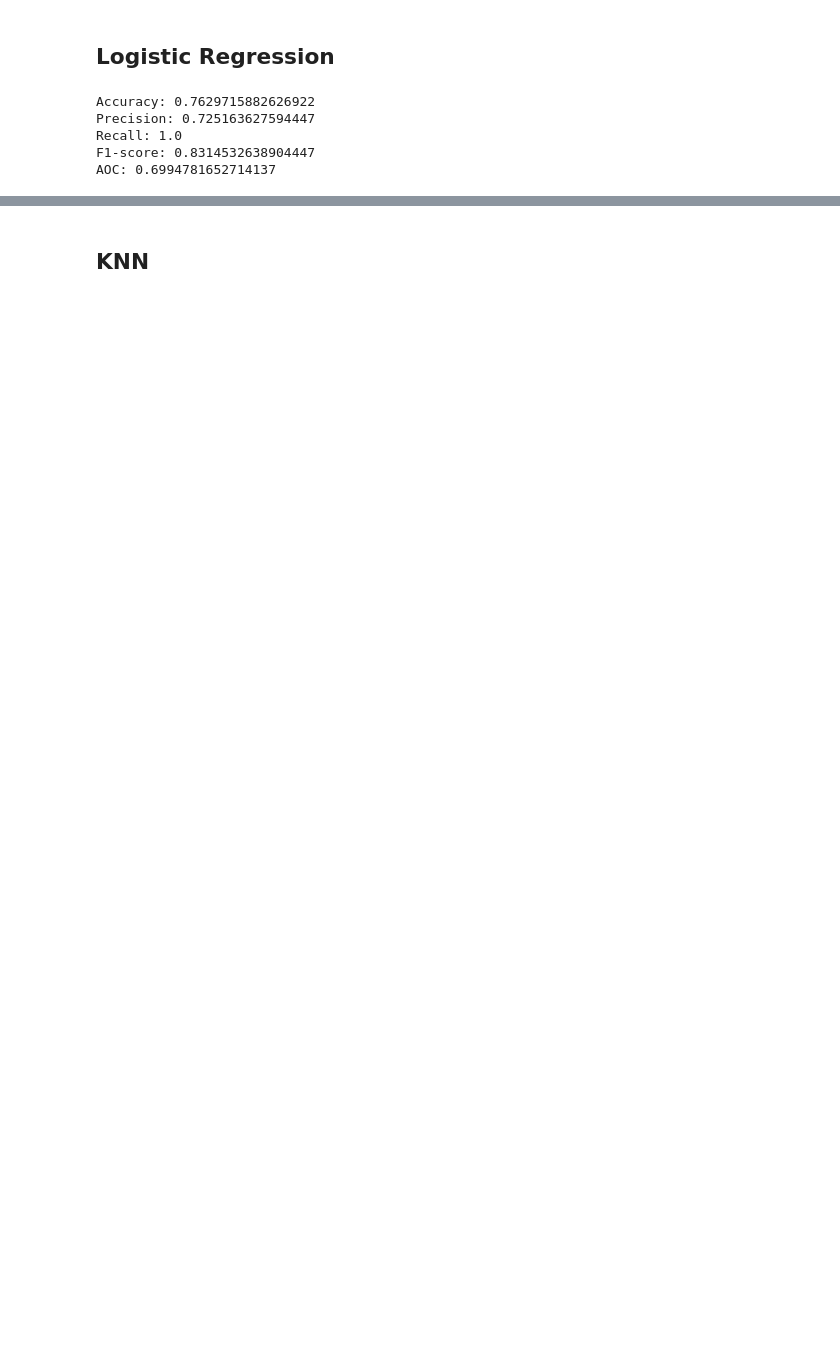
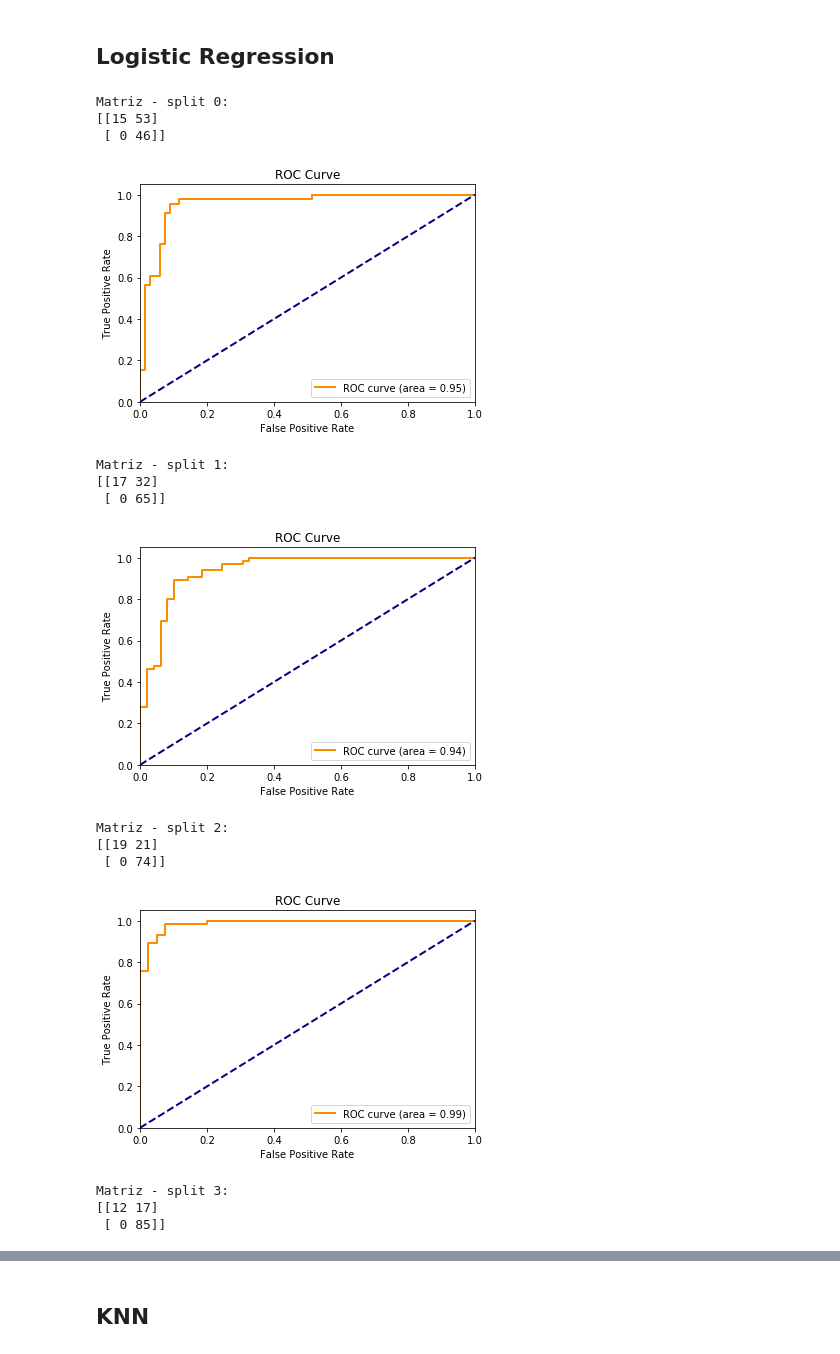
Before and after one commit to Eudalio/Aprendizado-de-Maquina, a Jupyter notebook: Exercicio_07/Lista 07.ipynb, the cells around one changed output, grey strips where cells are left out. Saved outputs shown, nothing was run; the diff lists cells and outputs as text; code cells hidden in the pictures; blank space fills up the shorter version.

```diff
--- a/Exercicio_07/Lista 07.ipynb
+++ b/Exercicio_07/Lista 07.ipynb
@@ -28,7 +30,7 @@ kf = KFold(n_splits=5)
 # %% [markdown]
 ## Aplicando Standadization no dados
 # %%
-X = transform.standardization(X)
+X = preprocessing.scale(X)
 # %% [markdown]
 ## Gradient Descent
 # %%
@@ -134,37 +138,68 @@ kf2.get_n_splits(XC)
+# %%
+def gerar_curva_roc(y_test, X_test, algoritmo):
+    fpr, tpr, _ = metrics.roc_curve(y_test, algoritmo.predict_proba(X_test)[:,1])
+    roc = metrics.auc(fpr, tpr)
+    plt.figure()
+    plt.plot(fpr, tpr, color='darkorange',
+    lw=2, label='ROC curve (area = %0.2f)' % roc)
+    plt.plot([0, 1], [0, 1], color='navy', lw=2, linestyle='--')
+    plt.xlim([0.0, 1.0])
+    plt.ylim([0.0, 1.05])
+    plt.xlabel('False Positive Rate')
+    plt.ylabel('True Positive Rate')
+    plt.title('ROC Curve')
+    plt.legend(loc="lower right")
+    plt.show()
 # %% [markdown]
 ## Logistic Regression
 # %%
 # Metricas consideradas neste exercício
 accuracy = np.empty((1,0))
 precision = np.empty((1,0))
 recall = np.empty((1,0))
 f1_scr = np.empty((1,0))
 aoc = np.empty((1,0))
 
 # lr = LogisticRegression
 lr = lm.LogisticRegression()
+
+cont = 0
 
 #Percorrendo as 5 splits de X
 for train_index, test_index in kf2.split(XC):
     X_train, X_test = XC[train_index], XC[test_index]
     y_train, y_test = yc[train_index], yc[test_index]
     lr.fit(X_train, y_train)
     ŷ = lr.predict(X_test)
     accuracy = np.append(accuracy, metrics.accuracy_score(y_test, ŷ))
     precision = np.append(precision, metrics.precision_score(y_test, ŷ))
     recall = np.append(recall, metrics.recall_score(y_test, ŷ))
     f1_scr = np.append(f1_scr, metrics.f1_score(y_test, ŷ))
     aoc = np.append(aoc, metrics.roc_auc_score(y_test, ŷ))
+    print('Matriz - split ' + str(cont) + ':')
+    print(metrics.confusion_matrix(y_test, ŷ), end='\n\n')
+    cont = cont+1
 
+    gerar_curva_roc(y_test, X_test, lr)
 
-print('Accuracy: {}'.format(np.mean(accuracy))),
+print('\nAccuracy: {}'.format(np.mean(accuracy))),
 print('Precision: {}'.format(np.mean(precision))),
 print('Recall: {}'.format(np.mean(recall))),
 print('F1-score: {}'.format(np.mean(f1_scr))),
 print('AOC: {}'.format(np.mean(aoc)))
 # %% [output]
-Accuracy: 0.7629715882626922
-Precision: 0.725163627594447
-Recall: 1.0
-F1-score: 0.8314532638904447
-AOC: 0.6994781652714137
+Matriz - split 0:
+[[15 53]
+ [ 0 46]]
+[figure, added]
+Matriz - split 1:
+[[17 32]
+ [ 0 65]]
+[figure, added]
+Matriz - split 2:
+[[19 21]
+ [ 0 74]]
+[figure, added]
+Matriz - split 3:
+[[12 17]
+ [ 0 85]]
```
Also changed, not shown: parts of 7 cells of this notebook.
